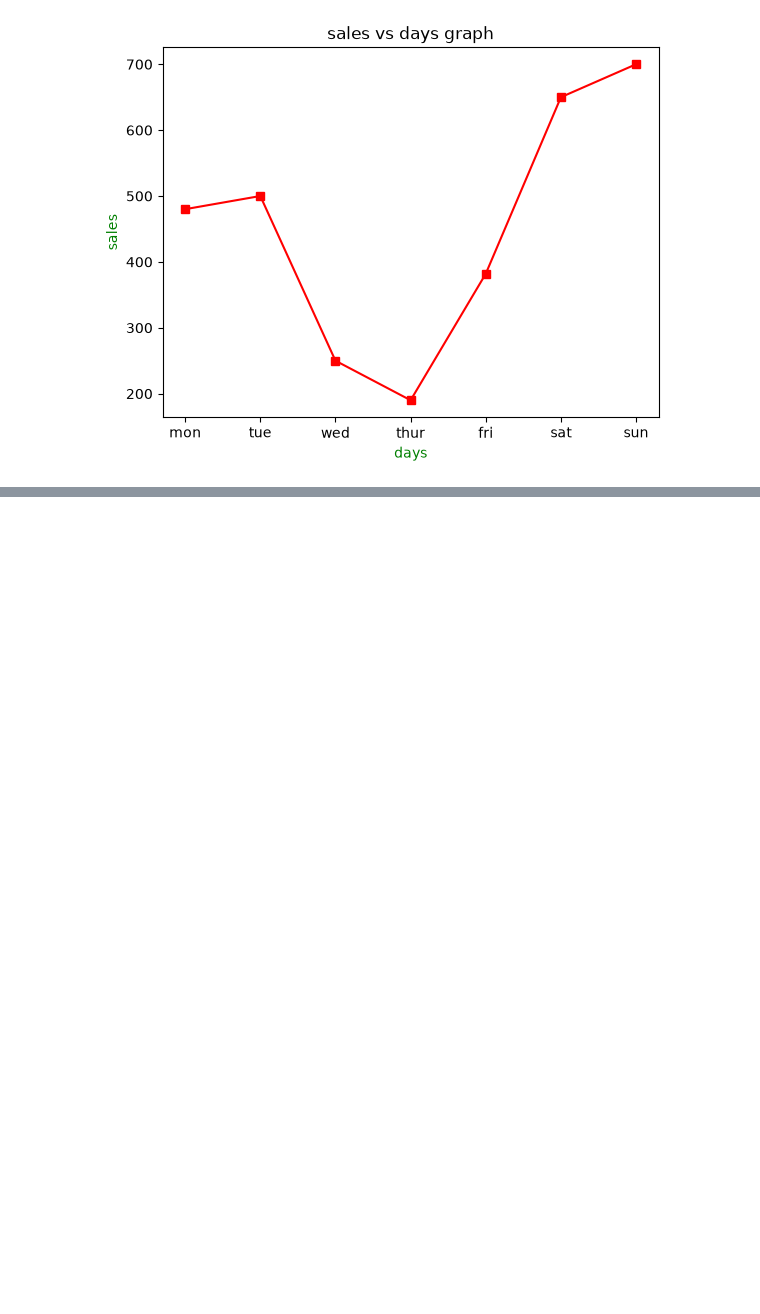
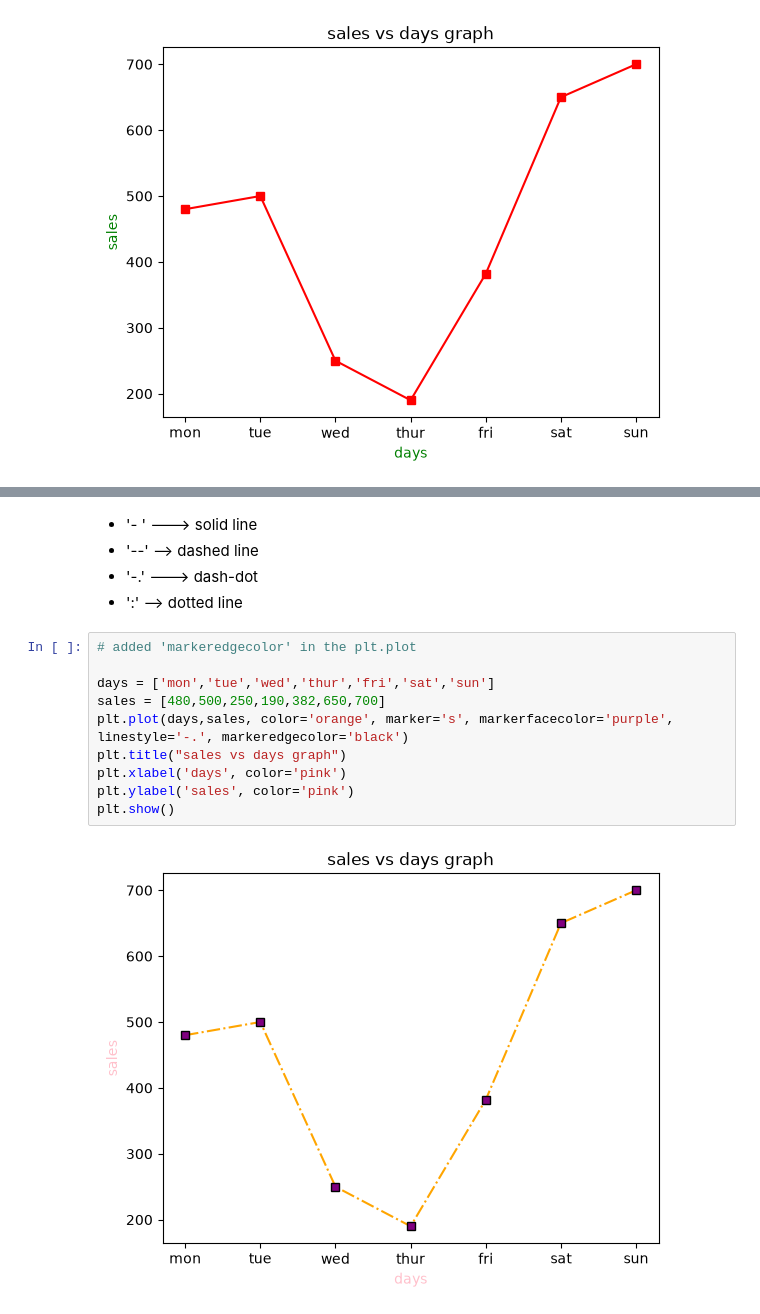
Before and after one commit to AmitKumarPrasad1846/Complete_AI_ML_challenge, a Jupyter notebook: 04_visualisation/visualisation_day_1.ipynb, the cells around one changed output, grey strips where cells are left out. Cells and saved outputs as stored; diff of their text form; blank space fills up the shorter version.

```diff
--- a/04_visualisation/visualisation_day_1.ipynb
+++ b/04_visualisation/visualisation_day_1.ipynb
@@ -80,0 +93,17 @@ plt.show()
+# %% [markdown]
+* '- ' ---> solid line
+* '--' --> dashed line
+* '-.' ---> dash-dot
+* ':' --> dotted line
+# %%
+# added 'markeredgecolor' in the plt.plot
+
+days = ['mon','tue','wed','thur','fri','sat','sun']
+sales = [480,500,250,190,382,650,700]
+plt.plot(days,sales, color='orange', marker='s', markerfacecolor='purple', linestyle='-.', markeredgecolor='black')
+plt.title("sales vs days graph")
+plt.xlabel('days', color='pink')
+plt.ylabel('sales', color='pink')
+plt.show()
+# %% [output]
+[figure, added]
```
Also changed, not shown: parts of 4 cells of this notebook.
